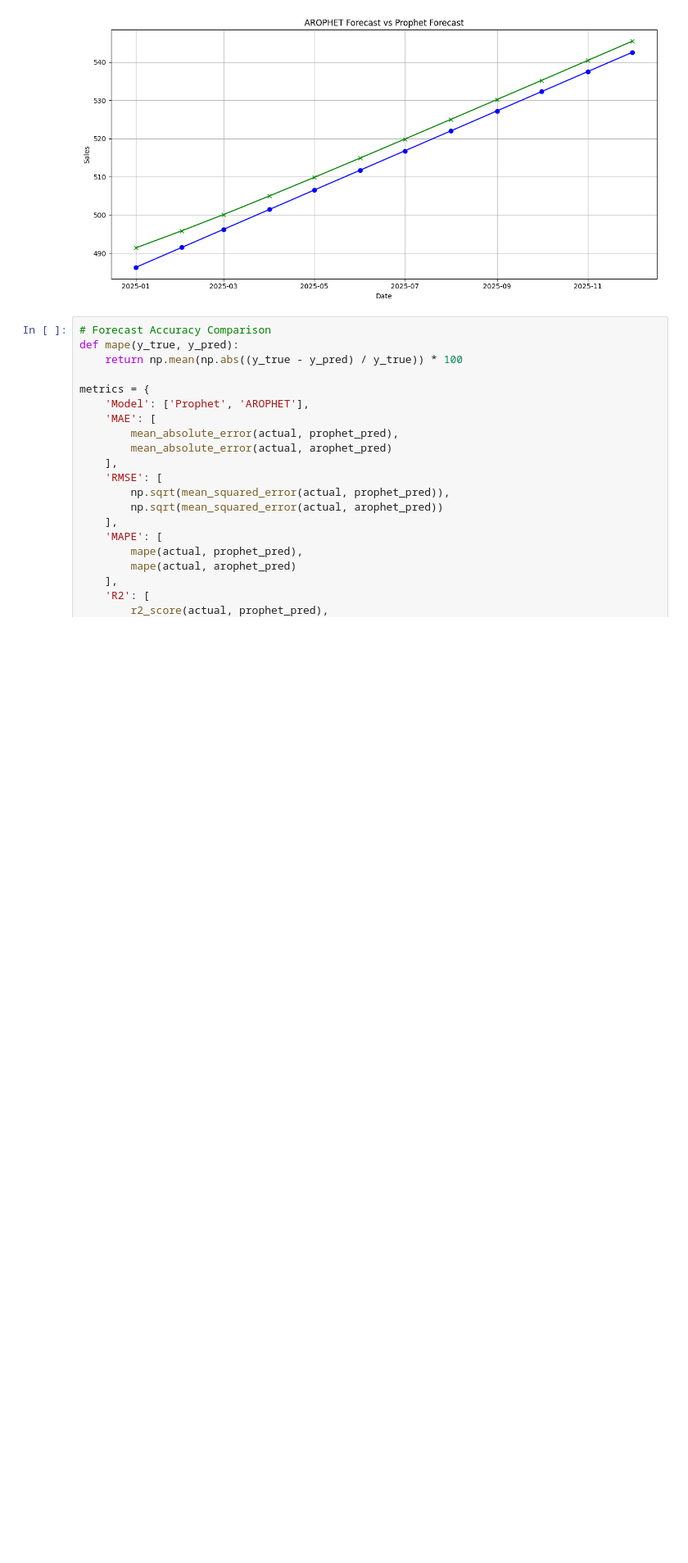
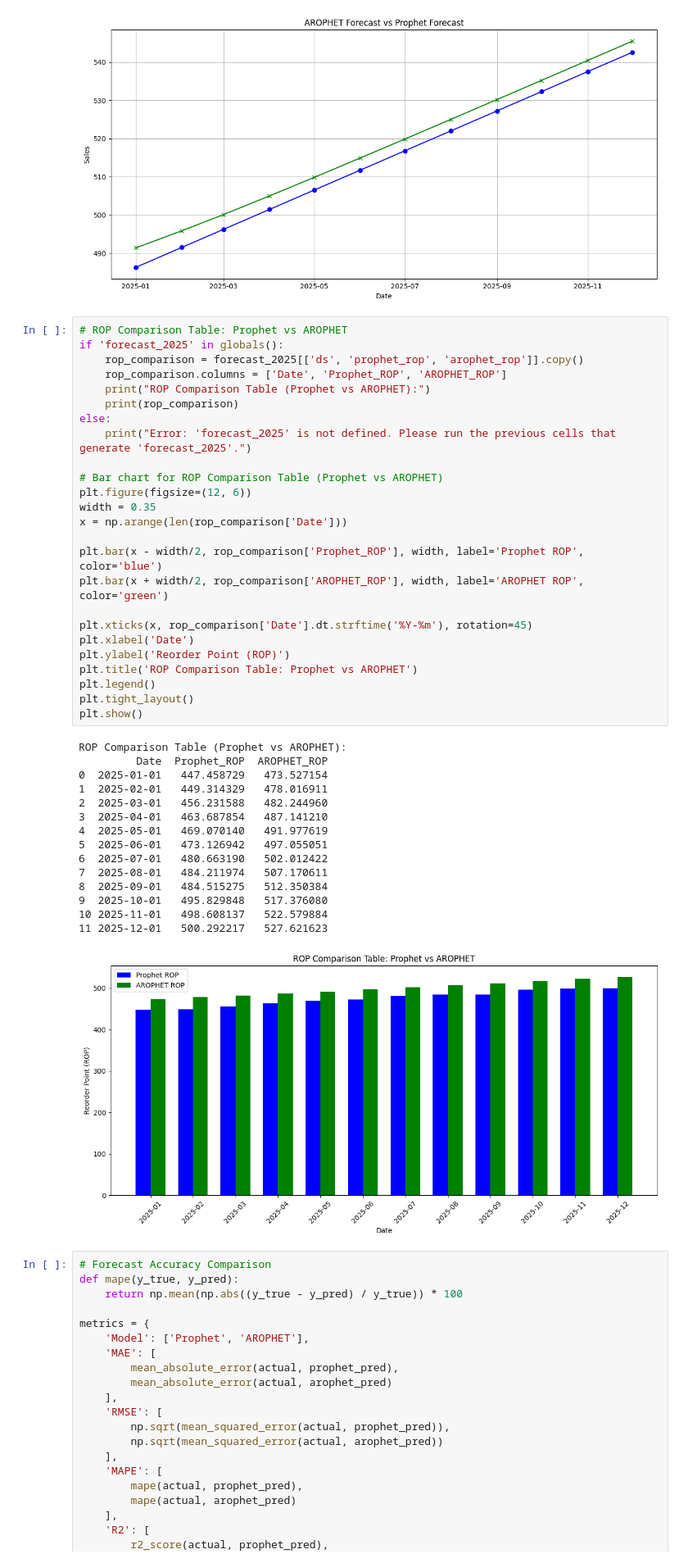
Before and after one commit to ashiqurrahmanshihab/Hybrid_Demand_Forecasting_and-Reorder_Point_Planning_Using_AROPHET, a Jupyter notebook: Hybrid_Forecasting.ipynb, the cells around one changed output. Shown at 82% size. Cells and saved outputs as stored; diff of their text form; blank space fills up the shorter version.

```diff
--- a/Hybrid_Forecasting.ipynb
+++ b/Hybrid_Forecasting.ipynb
@@ -400,6 +400,47 @@ plt.plot(forecast_2025['ds'], forecast_2025['yhat_hybrid'], label='AROPHET Forec
 11 2025-12-01  542.602059          2.908999   545.511058   527.621623
 [<matplotlib.lines.Line2D at 0x...>]
 [figure]
+# %%
+# ROP Comparison Table: Prophet vs AROPHET
+if 'forecast_2025' in globals():
+	rop_comparison = forecast_2025[['ds', 'prophet_rop', 'arophet_rop']].copy()
+	rop_comparison.columns = ['Date', 'Prophet_ROP', 'AROPHET_ROP']
+	print("ROP Comparison Table (Prophet vs AROPHET):")
+	print(rop_comparison)
+else:
+	print("Error: 'forecast_2025' is not defined. Please run the previous cells that generate 'forecast_2025'.")
+
+# Bar chart for ROP Comparison Table (Prophet vs AROPHET)
+plt.figure(figsize=(12, 6))
+width = 0.35
+x = np.arange(len(rop_comparison['Date']))
+
+plt.bar(x - width/2, rop_comparison['Prophet_ROP'], width, label='Prophet ROP', color='blue')
+plt.bar(x + width/2, rop_comparison['AROPHET_ROP'], width, label='AROPHET ROP', color='green')
+
+plt.xticks(x, rop_comparison['Date'].dt.strftime('%Y-%m'), rotation=45)
+plt.xlabel('Date')
+plt.ylabel('Reorder Point (ROP)')
+plt.title('ROP Comparison Table: Prophet vs AROPHET')
+plt.legend()
+plt.tight_layout()
+plt.show()
+# %% [output]
+ROP Comparison Table (Prophet vs AROPHET):
+         Date  Prophet_ROP  AROPHET_ROP
+0  2025-01-01   447.458729   473.527154
+1  2025-02-01   449.314329   478.016911
+2  2025-03-01   456.231588   482.244960
+3  2025-04-01   463.687854   487.141210
+4  2025-05-01   469.070140   491.977619
+5  2025-06-01   473.126942   497.055051
+6  2025-07-01   480.663190   502.012422
+7  2025-08-01   484.211974   507.170611
+8  2025-09-01   484.515275   512.350384
+9  2025-10-01   495.829848   517.376080
+10 2025-11-01   498.608137   522.579884
+11 2025-12-01   500.292217   527.621623
+[figure, added]
 # %%
 # Forecast Accuracy Comparison
 def mape(y_true, y_pred):
```
Also changed, not shown: parts of 5 cells of this notebook.
